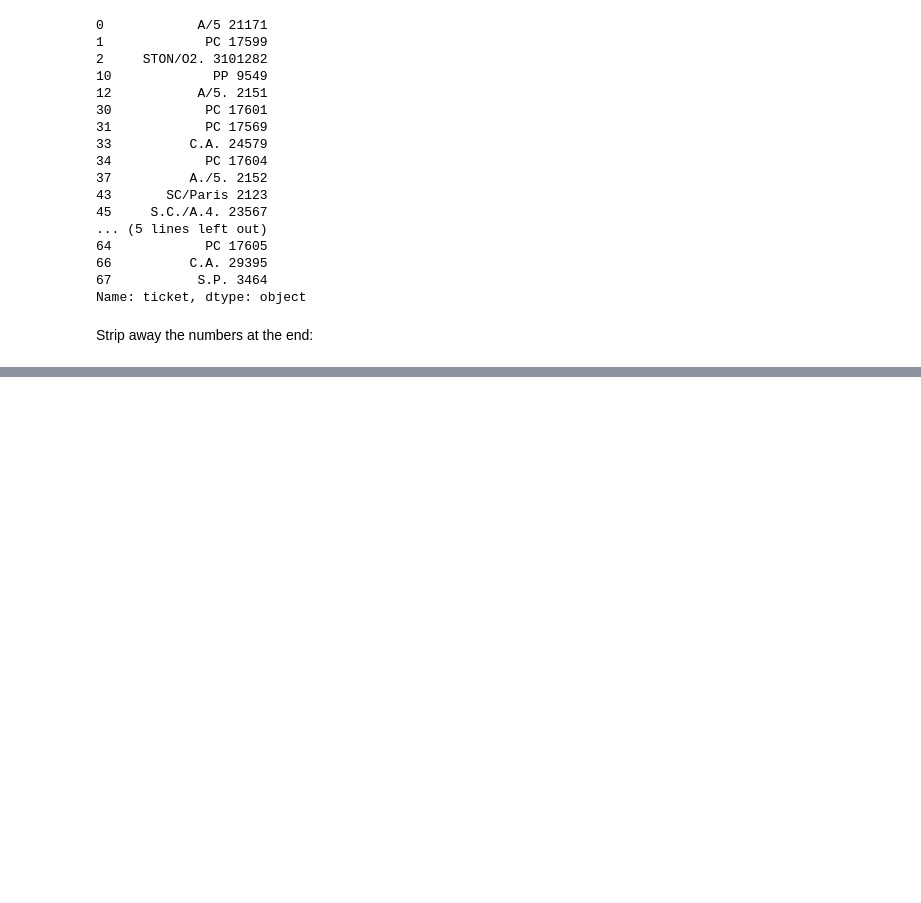
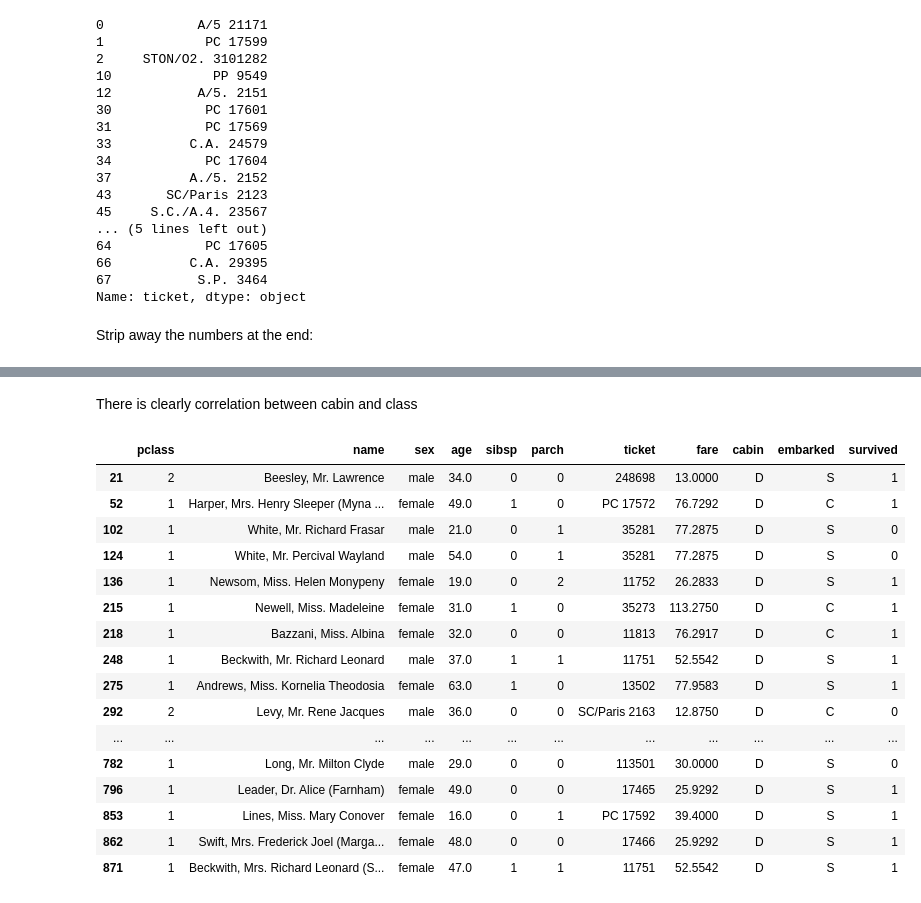
Before and after one commit to chris-leonard/kaggle_titanic, a Jupyter notebook: exploratory_analysis.ipynb, the cells around one changed output, grey strips where cells are left out. Drawn from its saved outputs; the diff is of its cells as text; code cells hidden in the pictures; blank space fills up the shorter version.

```diff
--- a/exploratory_analysis.ipynb
+++ b/exploratory_analysis.ipynb
@@ -301,0 +589,5 @@ Name: ticket, dtype: int64
+# %%
+# What classes occur for each cabin letter?
+cabin_not_na = train[~train.cabin.isna()]
+cabin_not_na['cabin'] = cabin_not_na.cabin.replace('[^A-Z]', '', regex = True)
+cabin_not_na.groupby('cabin').pclass.unique()
@@ -301,0 +618,22 @@ Name: ticket, dtype: int64
+# %% [markdown]
+There is clearly correlation between cabin and class
+# %%
+cabin_not_na[cabin_not_na.cabin == 'D' ]
+# %% [output]
+|  | pclass | name | sex | age | sibsp | parch | ticket | fare | cabin | embarked | survived |
+| 21 | 2 | Beesley, Mr. Lawrence | male | 34.0 | 0 | 0 | 248698 | 13.0000 | D | S | 1 |
+| 52 | 1 | Harper, Mrs. Henry Sleeper (Myna ... | female | 49.0 | 1 | 0 | PC 17572 | 76.7292 | D | C | 1 |
+| 102 | 1 | White, Mr. Richard Frasar | male | 21.0 | 0 | 1 | 35281 | 77.2875 | D | S | 0 |
+| 124 | 1 | White, Mr. Percival Wayland | male | 54.0 | 0 | 1 | 35281 | 77.2875 | D | S | 0 |
+| 136 | 1 | Newsom, Miss. Helen Monypeny | female | 19.0 | 0 | 2 | 11752 | 26.2833 | D | S | 1 |
+| 215 | 1 | Newell, Miss. Madeleine | female | 31.0 | 1 | 0 | 35273 | 113.2750 | D | C | 1 |
+| 218 | 1 | Bazzani, Miss. Albina | female | 32.0 | 0 | 0 | 11813 | 76.2917 | D | C | 1 |
+| 248 | 1 | Beckwith, Mr. Richard Leonard | male | 37.0 | 1 | 1 | 11751 | 52.5542 | D | S | 1 |
+| 275 | 1 | Andrews, Miss. Kornelia Theodosia | female | 63.0 | 1 | 0 | 13502 | 77.9583 | D | S | 1 |
+| 292 | 2 | Levy, Mr. Rene Jacques | male | 36.0 | 0 | 0 | SC/Paris 2163 | 12.8750 | D | C | 0 |
+| ... | ... | ... | ... | ... | ... | ... | ... | ... | ... | ... | ... |
+| 782 | 1 | Long, Mr. Milton Clyde | male | 29.0 | 0 | 0 | 113501 | 30.0000 | D | S | 0 |
+| 796 | 1 | Leader, Dr. Alice (Farnham) | female | 49.0 | 0 | 0 | 17465 | 25.9292 | D | S | 1 |
+| 853 | 1 | Lines, Miss. Mary Conover | female | 16.0 | 0 | 1 | PC 17592 | 39.4000 | D | S | 1 |
+| 862 | 1 | Swift, Mrs. Frederick Joel (Marga... | female | 48.0 | 0 | 0 | 17466 | 25.9292 | D | S | 1 |
+| 871 | 1 | Beckwith, Mrs. Richard Leonard (S... | female | 47.0 | 1 | 1 | 11751 | 52.5542 | D | S | 1 |
```
Also changed, not shown: parts of 59 cells of this notebook.
